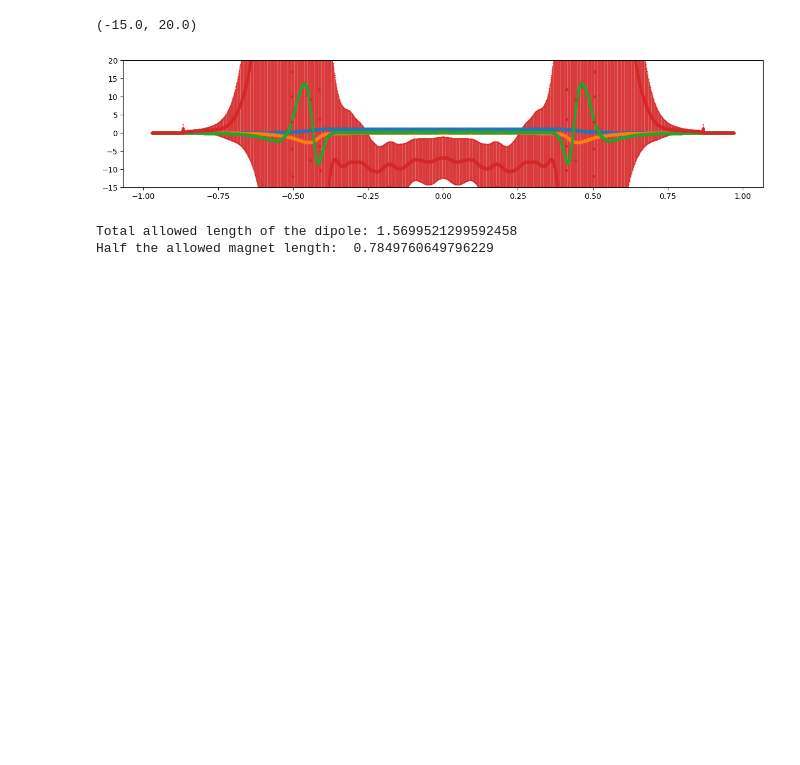
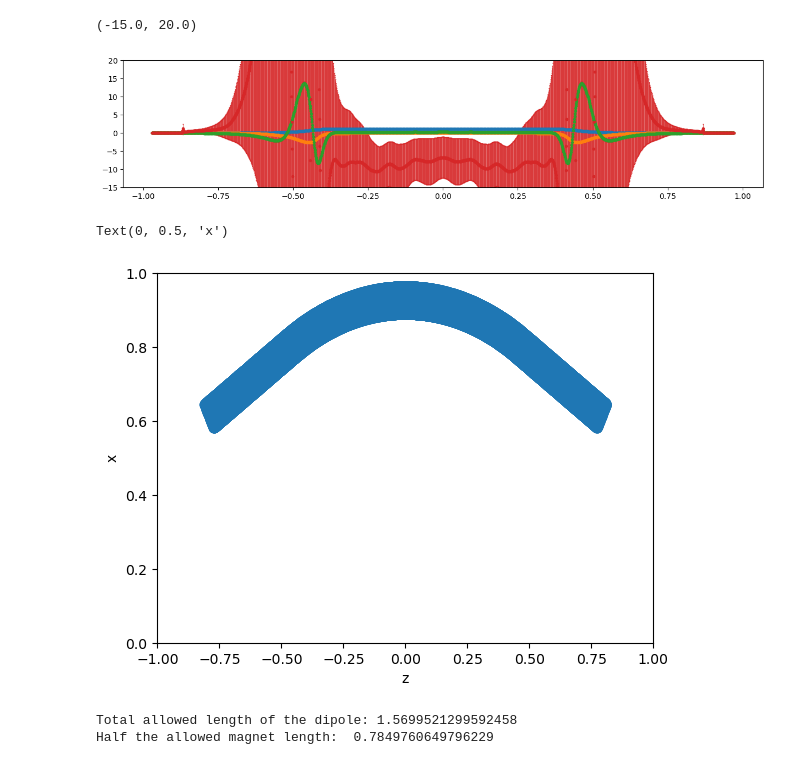
Before and after one commit to xsuite/bpmeth, a Jupyter notebook: examples/ELENA/ring/fast_hamilton_fieldmap.ipynb, the cells around one changed output. Saved outputs shown, nothing was run; the diff lists cells and outputs as text; code cells hidden in the pictures; blank space fills up the shorter version.

```diff
--- a/examples/ELENA/ring/fast_hamilton_fieldmap.ipynb
+++ b/examples/ELENA/ring/fast_hamilton_fieldmap.ipynb
@@ -42,4 +104,13 @@ ax.set_ylim(-15, 20)
 # %% [output]
 (-15.0, 20.0)
 [figure]
+# %%
+plt.scatter(dipole.src['z'], dipole.src["x"])
+plt.xlim(-1, 1)
+plt.ylim(0, 1)
+plt.xlabel("z")
+plt.ylabel('x')
+# %% [output]
+Text(0, 0.5, 'x')
+[figure, added]
 # %%
```
Also changed, not shown: parts of 11 cells of this notebook.
